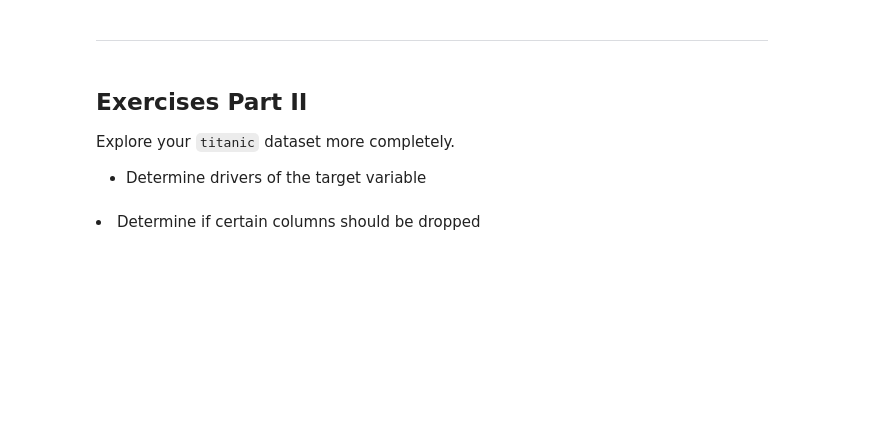
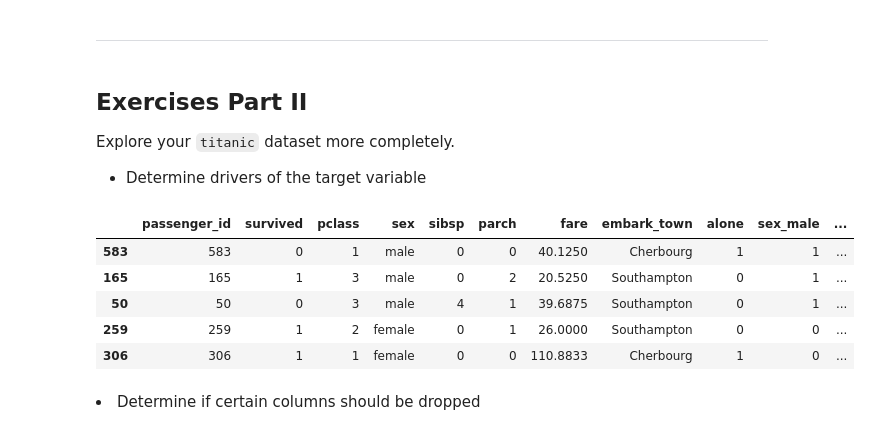
Before and after one commit to Jared-Godar/classification-exercises, a Jupyter notebook: classification_exercises.ipynb, the cells around one changed output. Saved outputs shown, nothing was run; the diff lists cells and outputs as text; code cells hidden in the pictures; blank space fills up the shorter version.

```diff
--- a/classification_exercises.ipynb
+++ b/classification_exercises.ipynb
@@ -822,6 +822,17 @@ MannwhitneyuResult(statistic=310.0, pvalue=0.0453504274899544)
 <p>Explore your <code>titanic</code> dataset more completely.</p>
 <ul>
 <li>Determine drivers of the target variable</li>
+# %%
+titanic_train, titanic_validate, titanic_test = wrangle.wrangle_titanic()
+# %%
+titanic_train.head()
+# %% [output]
+|  | passenger_id | survived | pclass | sex | sibsp | parch | fare | embark_town | alone | sex_male | ... |
+| 583 | 583 | 0 | 1 | male | 0 | 0 | 40.1250 | Cherbourg | 1 | 1 | ... |
+| 165 | 165 | 1 | 3 | male | 0 | 2 | 20.5250 | Southampton | 0 | 1 | ... |
+| 50 | 50 | 0 | 3 | male | 4 | 1 | 39.6875 | Southampton | 0 | 1 | ... |
+| 259 | 259 | 1 | 2 | female | 0 | 1 | 26.0000 | Southampton | 0 | 0 | ... |
+| 306 | 306 | 1 | 1 | female | 0 | 0 | 110.8833 | Cherbourg | 1 | 0 | ... |
 # %% [markdown]
 <li>Determine if certain columns should be dropped</li>
 # %% [markdown]
```
Also changed, not shown: parts of 40 cells of this notebook, 3 other files.
